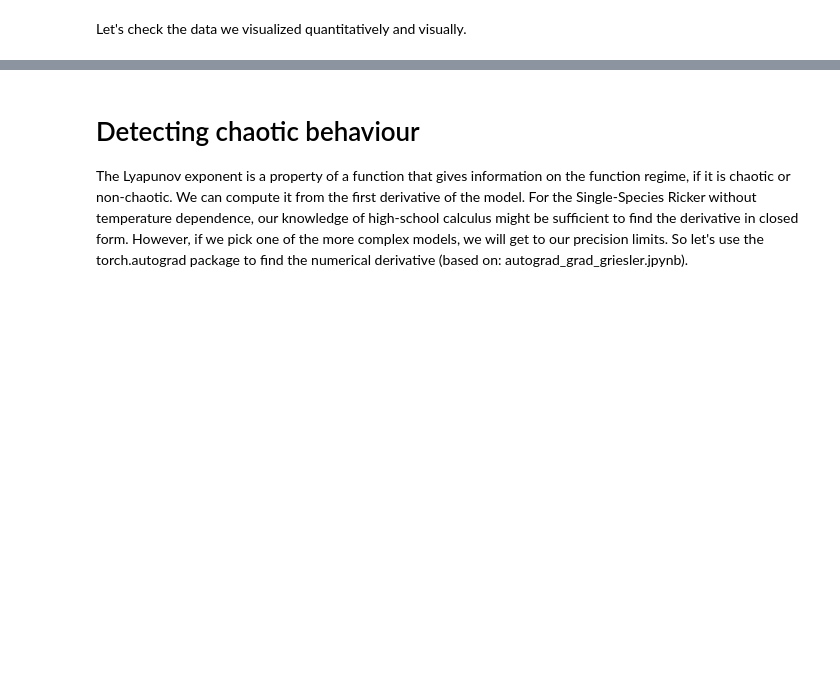
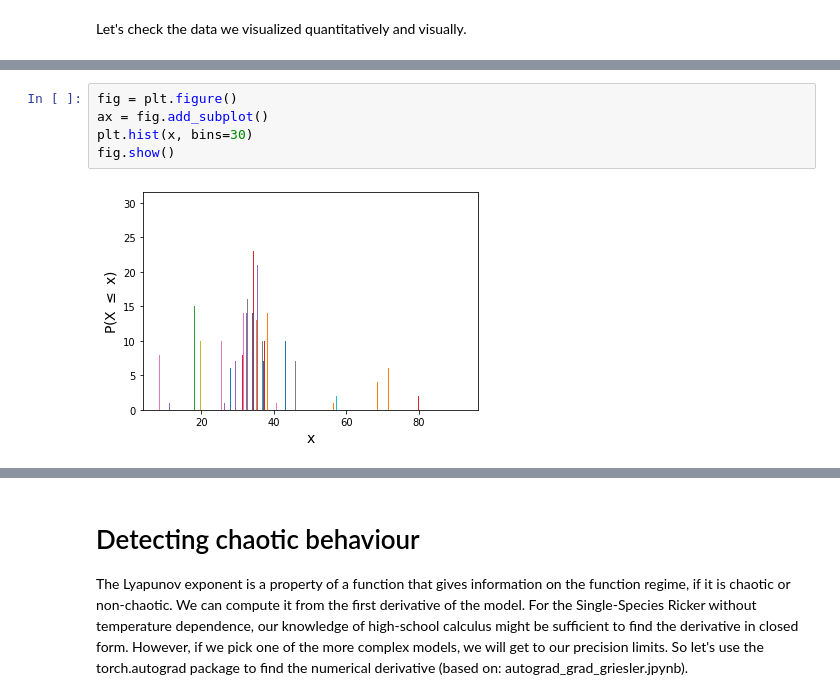
Before and after one commit to MWesselkamp/Ricker, a Jupyter notebook: Population_dynamics.ipynb, the cells around one changed output, grey strips where cells are left out. Cells and saved outputs as stored; diff of their text form; blank space fills up the shorter version.

```diff
--- a/Population_dynamics.ipynb
+++ b/Population_dynamics.ipynb
@@ -41,0 +52,7 @@ fig.show()
+# %%
+fig = plt.figure()
+ax = fig.add_subplot()
+plt.hist(x, bins=30)
+fig.show()
+# %% [output]
+[figure, added]
```
Also changed, not shown: parts of 9 cells of this notebook, 1 other file.
